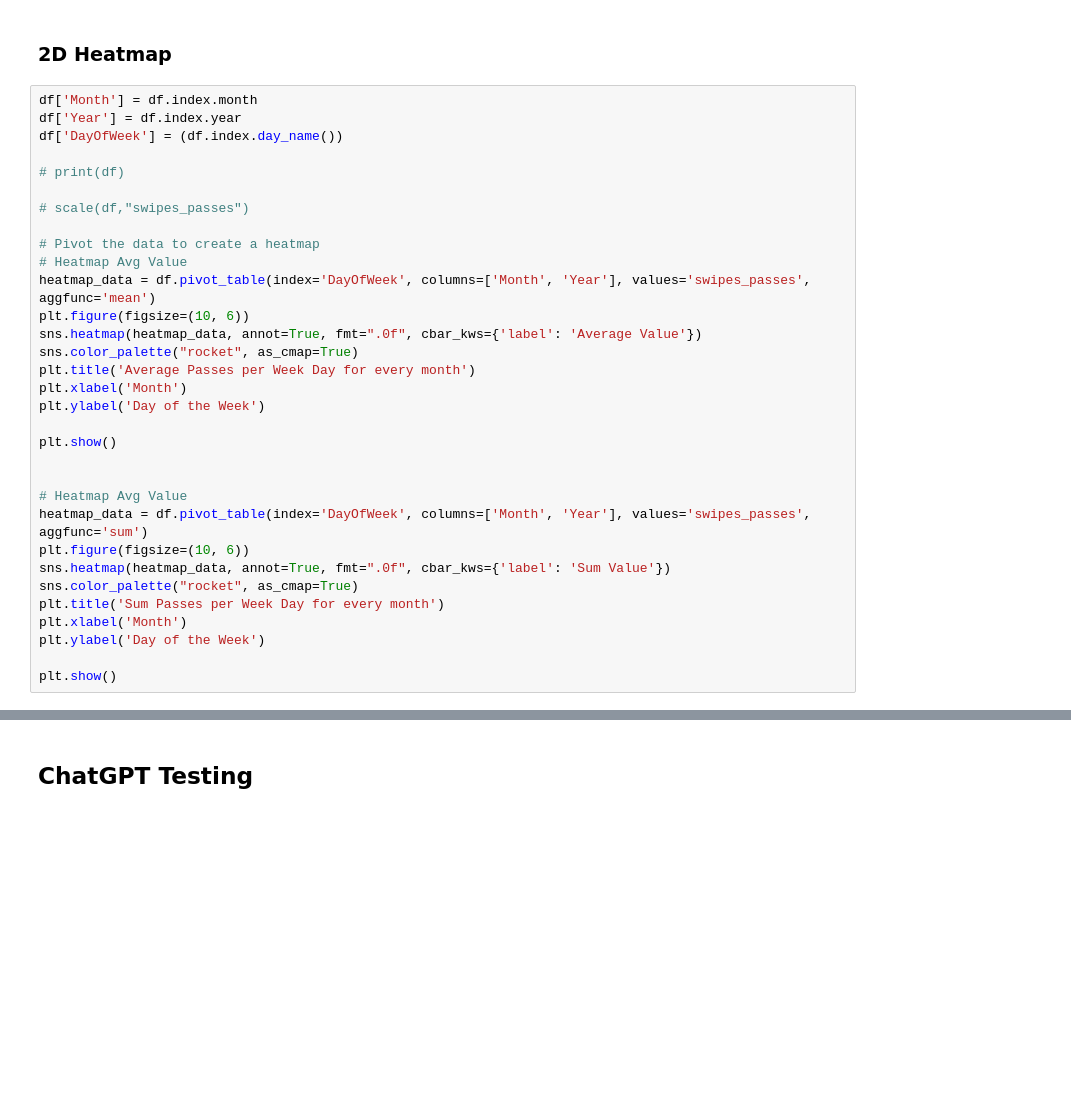
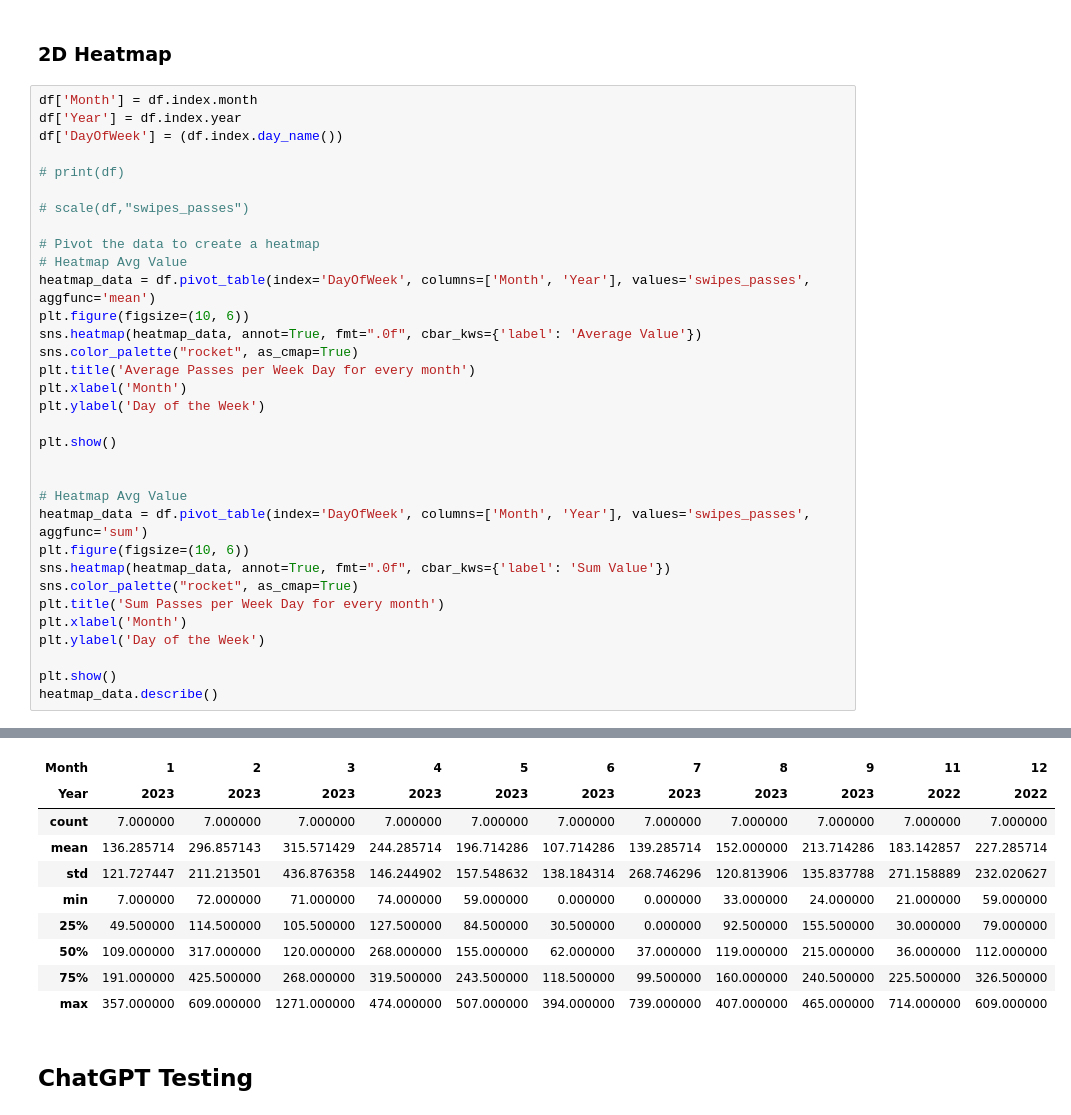
Before and after one commit to saminourji/TinderAnalysis, a Jupyter notebook: main.ipynb, the cells around one changed output, grey strips where cells are left out. Drawn from its saved outputs; the diff is of its cells as text; blank space fills up the shorter version.

```diff
--- a/main.ipynb
+++ b/main.ipynb
@@ -435,33 +435,44 @@ df['DayOfWeek'] = (df.index.day_name())
 # print(df)
 
 # scale(df,"swipes_passes")
 
 # Pivot the data to create a heatmap
 # Heatmap Avg Value
 heatmap_data = df.pivot_table(index='DayOfWeek', columns=['Month', 'Year'], values='swipes_passes', aggfunc='mean')
 plt.figure(figsize=(10, 6))
 sns.heatmap(heatmap_data, annot=True, fmt=".0f", cbar_kws={'label': 'Average Value'})
 sns.color_palette("rocket", as_cmap=True)
 plt.title('Average Passes per Week Day for every month')
 plt.xlabel('Month')
 plt.ylabel('Day of the Week')
 
 plt.show()
 
 
 # Heatmap Avg Value
 heatmap_data = df.pivot_table(index='DayOfWeek', columns=['Month', 'Year'], values='swipes_passes', aggfunc='sum')
 plt.figure(figsize=(10, 6))
 sns.heatmap(heatmap_data, annot=True, fmt=".0f", cbar_kws={'label': 'Sum Value'})
 sns.color_palette("rocket", as_cmap=True)
 plt.title('Sum Passes per Week Day for every month')
 plt.xlabel('Month')
 plt.ylabel('Day of the Week')
 
 plt.show()
+heatmap_data.describe()
 # %% [output]
 [figure]
 [figure]
+| Month | 1 | 2 | 3 | 4 | 5 | 6 | 7 | 8 | 9 | 11 | 12 |
+| Year | 2023 | 2023 | 2023 | 2023 | 2023 | 2023 | 2023 | 2023 | 2023 | 2022 | 2022 |
+| count | 7.000000 | 7.000000 | 7.000000 | 7.000000 | 7.000000 | 7.000000 | 7.000000 | 7.000000 | 7.000000 | 7.000000 | 7.000000 |
+| mean | 136.285714 | 296.857143 | 315.571429 | 244.285714 | 196.714286 | 107.714286 | 139.285714 | 152.000000 | 213.714286 | 183.142857 | 227.285714 |
+| std | 121.727447 | 211.213501 | 436.876358 | 146.244902 | 157.548632 | 138.184314 | 268.746296 | 120.813906 | 135.837788 | 271.158889 | 232.020627 |
+| min | 7.000000 | 72.000000 | 71.000000 | 74.000000 | 59.000000 | 0.000000 | 0.000000 | 33.000000 | 24.000000 | 21.000000 | 59.000000 |
+| 25% | 49.500000 | 114.500000 | 105.500000 | 127.500000 | 84.500000 | 30.500000 | 0.000000 | 92.500000 | 155.500000 | 30.000000 | 79.000000 |
+| 50% | 109.000000 | 317.000000 | 120.000000 | 268.000000 | 155.000000 | 62.000000 | 37.000000 | 119.000000 | 215.000000 | 36.000000 | 112.000000 |
+| 75% | 191.000000 | 425.500000 | 268.000000 | 319.500000 | 243.500000 | 118.500000 | 99.500000 | 160.000000 | 240.500000 | 225.500000 | 326.500000 |
+| max | 357.000000 | 609.000000 | 1271.000000 | 474.000000 | 507.000000 | 394.000000 | 739.000000 | 407.000000 | 465.000000 | 714.000000 | 609.000000 |
 # %% [markdown]
 ## ChatGPT Testing
 # %%
```
Also changed, not shown: parts of 1 cell of this notebook.
